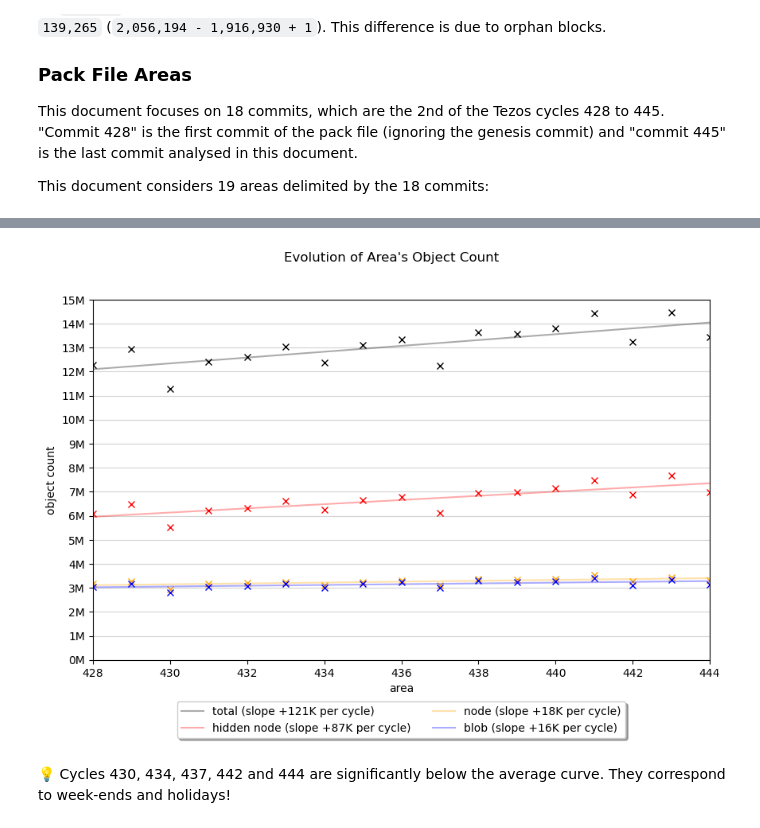
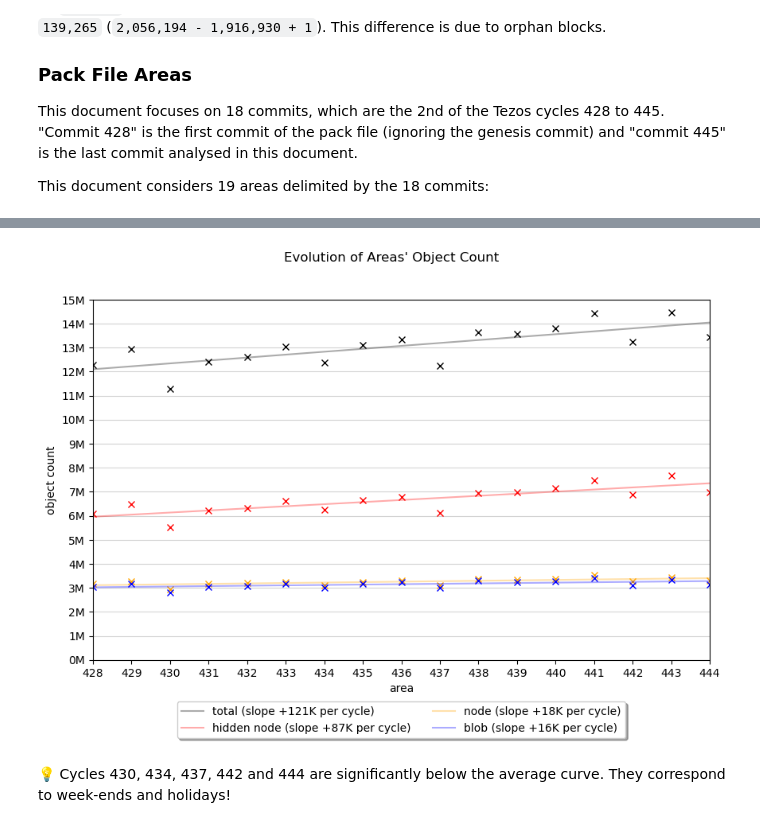
Before and after one commit to Ngoguey42/segment_hangzhou, a Jupyter notebook: index.ipynb, the cells around one changed output, grey strips where cells are left out. Cells and saved outputs as stored; diff of their text form; code cells hidden in the pictures.

```diff
--- a/index.ipynb
+++ b/index.ipynb
@@ -117,7 +115,7 @@ The areas get bigger over time. This is directly because the Tezos blockchain is
 # %%
-custom_plot_tools.plot_area_curve_object_count('/tmp/summary_df1.csv')
+custom_plot_tools.plot_area_curve_object_count('/tmp/summary_df1.csv', 'area', "Evolution of Areas' Object Count", xbounds=(428, 444))
 # %% [output]
-[figure, old version]
+[figure, new version]
 # %% [markdown]
 💡 Cycles 430, 434, 437, 442 and 444 are significantly below the average curve. They correspond to week-ends and holidays!
 # %%
```
Also changed, not shown: parts of 9 cells of this notebook, 5 other files.
